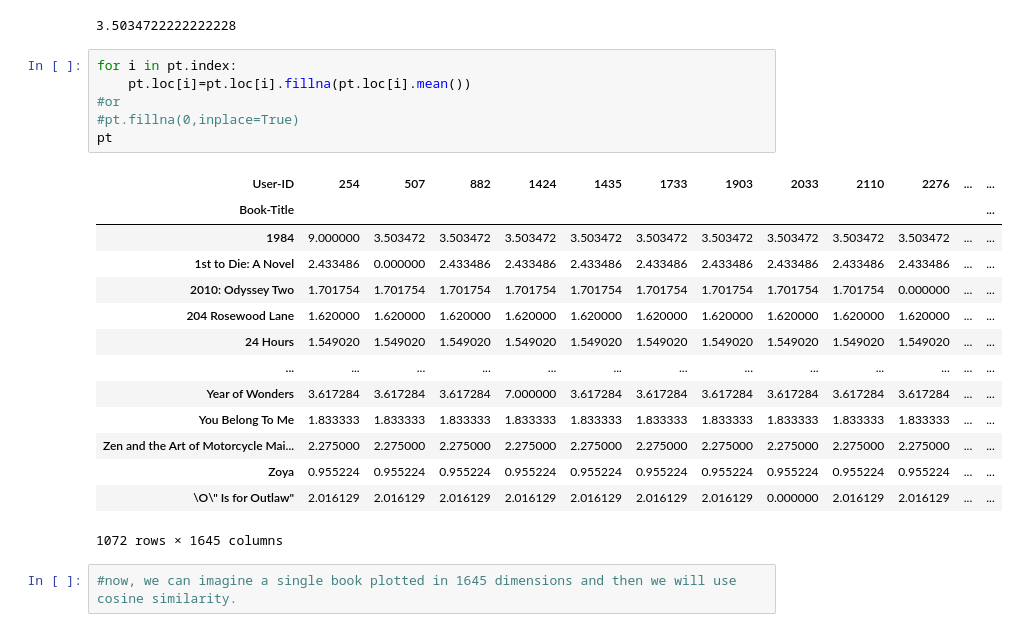
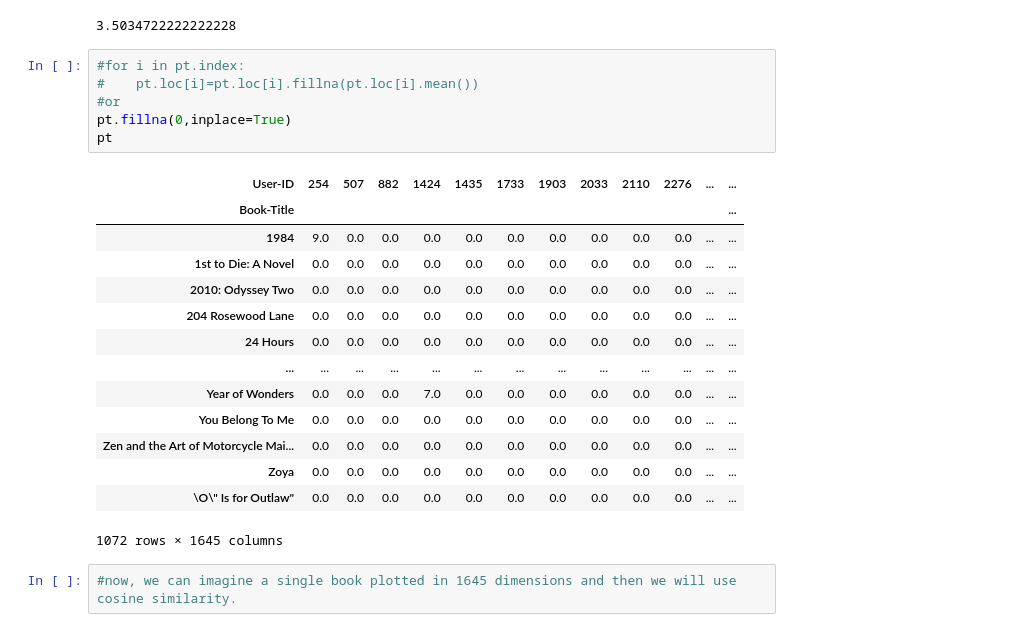
Before and after one commit to RohanHBTU/recommender_system, a Jupyter notebook: recommender_notebook.ipynb, the cells around one changed output. Drawn from its saved outputs; the diff is of its cells as text.

Commit message:
changed pivot table

```diff
--- a/recommender_notebook.ipynb
+++ b/recommender_notebook.ipynb
@@ -353,25 +353,25 @@ pt.loc['1984'].mean()
 # %% [output]
 3.5034722222222228
 # %%
-for i in pt.index:
-    pt.loc[i]=pt.loc[i].fillna(pt.loc[i].mean())
+#for i in pt.index:
+#    pt.loc[i]=pt.loc[i].fillna(pt.loc[i].mean())
 #or
-#pt.fillna(0,inplace=True)
+pt.fillna(0,inplace=True)
 pt
 # %% [output]
 | User-ID | 254 | 507 | 882 | 1424 | 1435 | 1733 | 1903 | 2033 | 2110 | 2276 | ... | ... |
 | Book-Title |  |  |  |  |  |  |  |  |  |  |  | ... |
-| 1984 | 9.000000 | 3.503472 | 3.503472 | 3.503472 | 3.503472 | 3.503472 | 3.503472 | 3.503472 | 3.503472 | 3.503472 | ... | ... |
-| 1st to Die: A Novel | 2.433486 | 0.000000 | 2.433486 | 2.433486 | 2.433486 | 2.433486 | 2.433486 | 2.433486 | 2.433486 | 2.433486 | ... | ... |
-| 2010: Odyssey Two | 1.701754 | 1.701754 | 1.701754 | 1.701754 | 1.701754 | 1.701754 | 1.701754 | 1.701754 | 1.701754 | 0.000000 | ... | ... |
-| 204 Rosewood Lane | 1.620000 | 1.620000 | 1.620000 | 1.620000 | 1.620000 | 1.620000 | 1.620000 | 1.620000 | 1.620000 | 1.620000 | ... | ... |
-| 24 Hours | 1.549020 | 1.549020 | 1.549020 | 1.549020 | 1.549020 | 1.549020 | 1.549020 | 1.549020 | 1.549020 | 1.549020 | ... | ... |
+| 1984 | 9.0 | 0.0 | 0.0 | 0.0 | 0.0 | 0.0 | 0.0 | 0.0 | 0.0 | 0.0 | ... | ... |
+| 1st to Die: A Novel | 0.0 | 0.0 | 0.0 | 0.0 | 0.0 | 0.0 | 0.0 | 0.0 | 0.0 | 0.0 | ... | ... |
+| 2010: Odyssey Two | 0.0 | 0.0 | 0.0 | 0.0 | 0.0 | 0.0 | 0.0 | 0.0 | 0.0 | 0.0 | ... | ... |
+| 204 Rosewood Lane | 0.0 | 0.0 | 0.0 | 0.0 | 0.0 | 0.0 | 0.0 | 0.0 | 0.0 | 0.0 | ... | ... |
+| 24 Hours | 0.0 | 0.0 | 0.0 | 0.0 | 0.0 | 0.0 | 0.0 | 0.0 | 0.0 | 0.0 | ... | ... |
 | ... | ... | ... | ... | ... | ... | ... | ... | ... | ... | ... | ... | ... |
-| Year of Wonders | 3.617284 | 3.617284 | 3.617284 | 7.000000 | 3.617284 | 3.617284 | 3.617284 | 3.617284 | 3.617284 | 3.617284 | ... | ... |
-| You Belong To Me | 1.833333 | 1.833333 | 1.833333 | 1.833333 | 1.833333 | 1.833333 | 1.833333 | 1.833333 | 1.833333 | 1.833333 | ... | ... |
-| Zen and the Art of Motorcycle Mai... | 2.275000 | 2.275000 | 2.275000 | 2.275000 | 2.275000 | 2.275000 | 2.275000 | 2.275000 | 2.275000 | 2.275000 | ... | ... |
-| Zoya | 0.955224 | 0.955224 | 0.955224 | 0.955224 | 0.955224 | 0.955224 | 0.955224 | 0.955224 | 0.955224 | 0.955224 | ... | ... |
-| \O\" Is for Outlaw" | 2.016129 | 2.016129 | 2.016129 | 2.016129 | 2.016129 | 2.016129 | 2.016129 | 0.000000 | 2.016129 | 2.016129 | ... | ... |
+| Year of Wonders | 0.0 | 0.0 | 0.0 | 7.0 | 0.0 | 0.0 | 0.0 | 0.0 | 0.0 | 0.0 | ... | ... |
+| You Belong To Me | 0.0 | 0.0 | 0.0 | 0.0 | 0.0 | 0.0 | 0.0 | 0.0 | 0.0 | 0.0 | ... | ... |
+| Zen and the Art of Motorcycle Mai... | 0.0 | 0.0 | 0.0 | 0.0 | 0.0 | 0.0 | 0.0 | 0.0 | 0.0 | 0.0 | ... | ... |
+| Zoya | 0.0 | 0.0 | 0.0 | 0.0 | 0.0 | 0.0 | 0.0 | 0.0 | 0.0 | 0.0 | ... | ... |
+| \O\" Is for Outlaw" | 0.0 | 0.0 | 0.0 | 0.0 | 0.0 | 0.0 | 0.0 | 0.0 | 0.0 | 0.0 | ... | ... |
 1072 rows × 1645 columns
 # %%
 #now, we can imagine a single book plotted in 1645 dimensions and then we will use cosine similarity.
```
Also changed, not shown: parts of 7 cells of this notebook.
